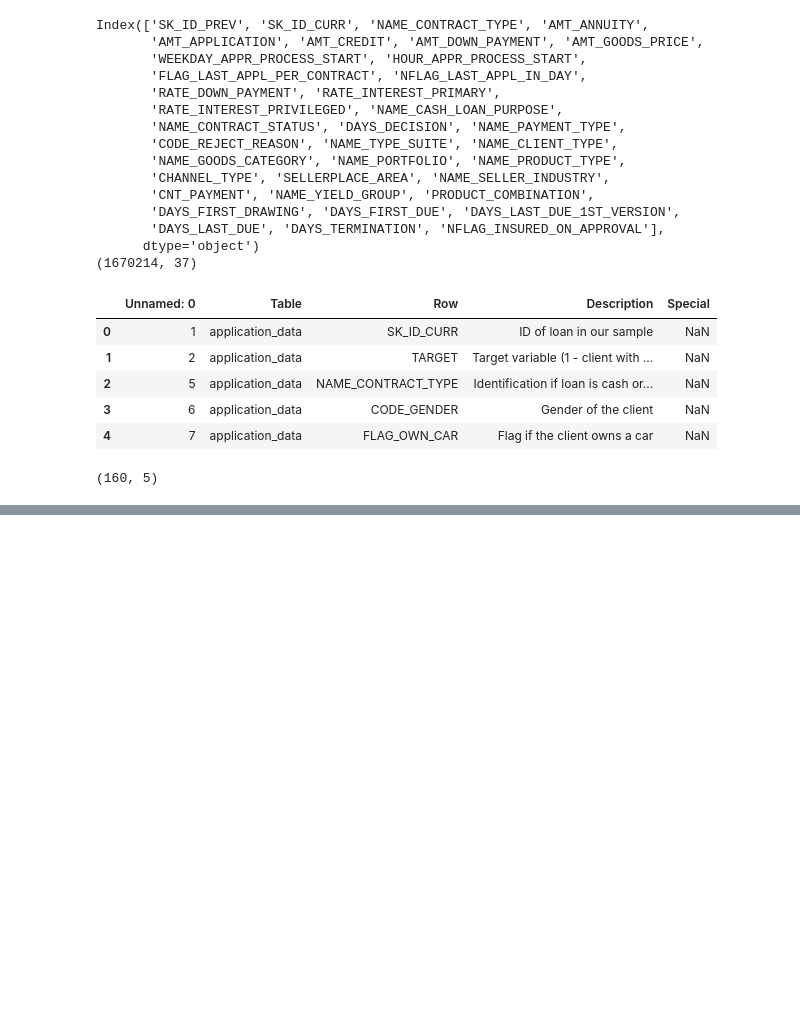
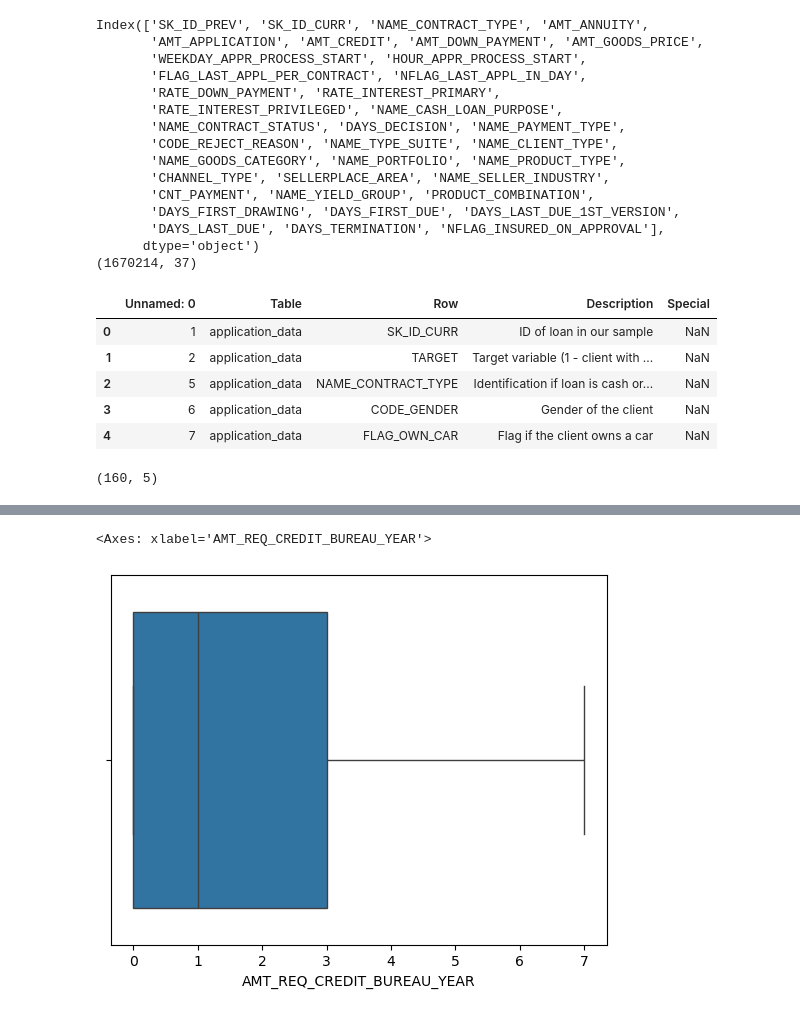
Before and after one commit to PrakNew/UpGrad, a Jupyter notebook: Credit EDA Case Study/credit-eda-case-study.ipynb, the cells around one changed output, grey strips where cells are left out. Drawn from its saved outputs; the diff is of its cells as text; code cells hidden in the pictures; blank space fills up the shorter version.

```diff
--- a/Credit EDA Case Study/credit-eda-case-study.ipynb
+++ b/Credit EDA Case Study/credit-eda-case-study.ipynb
@@ -86,0 +316,8 @@ df_col_desc.shape
+# %%
+# Removing the outliers in AMT_REQ_CREDIT_BUREAU_YEAR
+df_application_current = df_application_current[(df_application_current['AMT_REQ_CREDIT_BUREAU_YEAR'] > lower_bound) & (df_application_current['AMT_REQ_CREDIT_BUREAU_YEAR'] < upper_bound)]
+# %%
+sns.boxplot(x=df_application_current["AMT_REQ_CREDIT_BUREAU_YEAR"])
+# %% [output]
+<Axes: xlabel='AMT_REQ_CREDIT_BUREAU_YEAR'>
+[figure, added]
```
Also changed, not shown: parts of 25 cells of this notebook.
